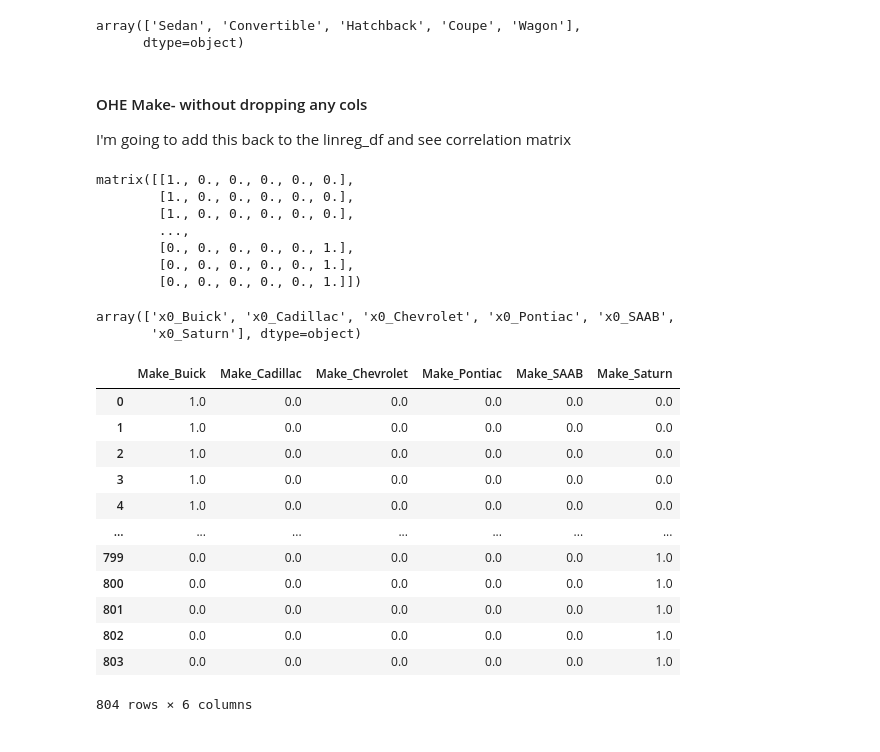
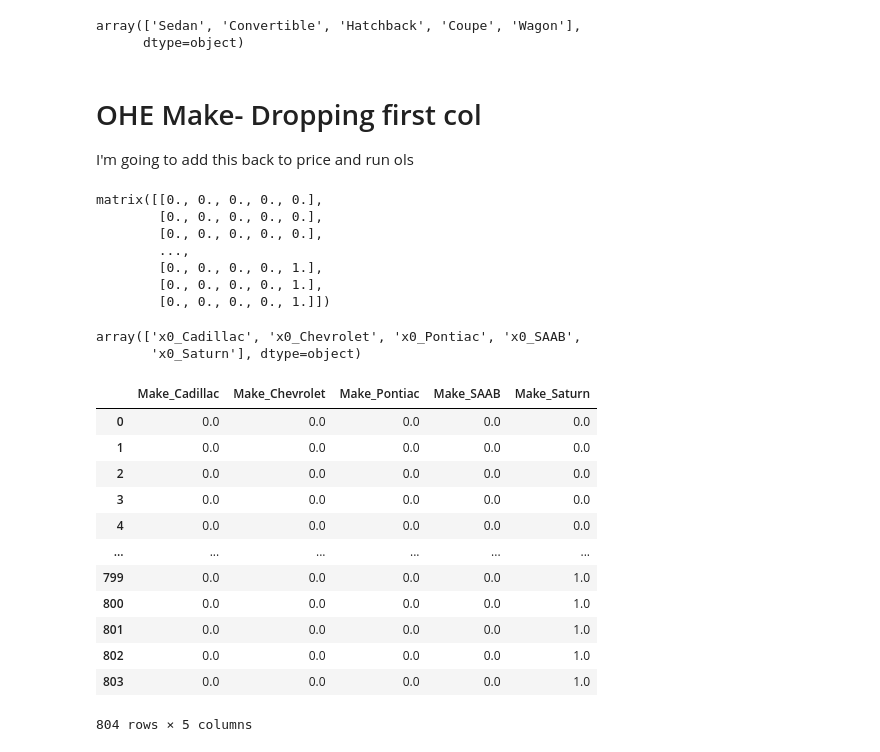
Before and after one commit to Ozxahmed/ML_DS_DL_Udemy_Course, a Jupyter notebook: s3_project_predCarPrices.ipynb, the cells around one changed output. Cells and saved outputs as stored; diff of their text form; code cells hidden in the pictures.

Commit message:
figured out ohe drop first col stuff

```diff
--- a/s3_project_predCarPrices.ipynb
+++ b/s3_project_predCarPrices.ipynb
@@ -479,44 +518,44 @@ carsLinreg_df.Type.unique()
 array(['Sedan', 'Convertible', 'Hatchback', 'Coupe', 'Wagon'],
       dtype=object)
 # %% [markdown]
-#### OHE Make- without dropping any cols
+# OHE Make- Dropping first col
 
-I'm going to add this back to the linreg_df and see correlation matrix
+I'm going to add this back to price and run ols
 # %%
-ohe = OneHotEncoder()
+ohe = OneHotEncoder(drop='first')
 
 oheMake = ohe.fit_transform(carsLinreg_df[['Make']])
 oheMake.todense()
 # %% [output]
-matrix([[1., 0., 0., 0., 0., 0.],
-        [1., 0., 0., 0., 0., 0.],
-        [1., 0., 0., 0., 0., 0.],
+matrix([[0., 0., 0., 0., 0.],
+        [0., 0., 0., 0., 0.],
+        [0., 0., 0., 0., 0.],
         ...,
-        [0., 0., 0., 0., 0., 1.],
-        [0., 0., 0., 0., 0., 1.],
-        [0., 0., 0., 0., 0., 1.]])
+        [0., 0., 0., 0., 1.],
+        [0., 0., 0., 0., 1.],
+        [0., 0., 0., 0., 1.]])
 # %%
 ohe.get_feature_names()
 # %% [output]
-array(['x0_Buick', 'x0_Cadillac', 'x0_Chevrolet', 'x0_Pontiac', 'x0_SAAB',
+array(['x0_Cadillac', 'x0_Chevrolet', 'x0_Pontiac', 'x0_SAAB',
        'x0_Saturn'], dtype=object)
 # %%
-oheMake_df = pd.DataFrame(oheMake.todense(),
+oheMakeDropped_df = pd.DataFrame(oheMake.todense(),
                           index=carsLinreg_df.index,
                           columns=ohe.get_feature_names(carsLinreg_df[['Make']].columns))
 
-oheMake_df
+oheMakeDropped_df
 # %% [output]
-|  | Make_Buick | Make_Cadillac | Make_Chevrolet | Make_Pontiac | Make_SAAB | Make_Saturn |
-| 0 | 1.0 | 0.0 | 0.0 | 0.0 | 0.0 | 0.0 |
-| 1 | 1.0 | 0.0 | 0.0 | 0.0 | 0.0 | 0.0 |
-| 2 | 1.0 | 0.0 | 0.0 | 0.0 | 0.0 | 0.0 |
-| 3 | 1.0 | 0.0 | 0.0 | 0.0 | 0.0 | 0.0 |
-| 4 | 1.0 | 0.0 | 0.0 | 0.0 | 0.0 | 0.0 |
-| ... | ... | ... | ... | ... | ... | ... |
-| 799 | 0.0 | 0.0 | 0.0 | 0.0 | 0.0 | 1.0 |
-| 800 | 0.0 | 0.0 | 0.0 | 0.0 | 0.0 | 1.0 |
-| 801 | 0.0 | 0.0 | 0.0 | 0.0 | 0.0 | 1.0 |
-| 802 | 0.0 | 0.0 | 0.0 | 0.0 | 0.0 | 1.0 |
-| 803 | 0.0 | 0.0 | 0.0 | 0.0 | 0.0 | 1.0 |
+|  | Make_Cadillac | Make_Chevrolet | Make_Pontiac | Make_SAAB | Make_Saturn |
+| 0 | 0.0 | 0.0 | 0.0 | 0.0 | 0.0 |
+| 1 | 0.0 | 0.0 | 0.0 | 0.0 | 0.0 |
+| 2 | 0.0 | 0.0 | 0.0 | 0.0 | 0.0 |
+| 3 | 0.0 | 0.0 | 0.0 | 0.0 | 0.0 |
+| 4 | 0.0 | 0.0 | 0.0 | 0.0 | 0.0 |
+| ... | ... | ... | ... | ... | ... |
+| 799 | 0.0 | 0.0 | 0.0 | 0.0 | 1.0 |
+| 800 | 0.0 | 0.0 | 0.0 | 0.0 | 1.0 |
+| 801 | 0.0 | 0.0 | 0.0 | 0.0 | 1.0 |
+| 802 | 0.0 | 0.0 | 0.0 | 0.0 | 1.0 |
+| 803 | 0.0 | 0.0 | 0.0 | 0.0 | 1.0 |
-804 rows × 6 columns
+804 rows × 5 columns
```
Also changed, not shown: parts of 56 cells of this notebook.
